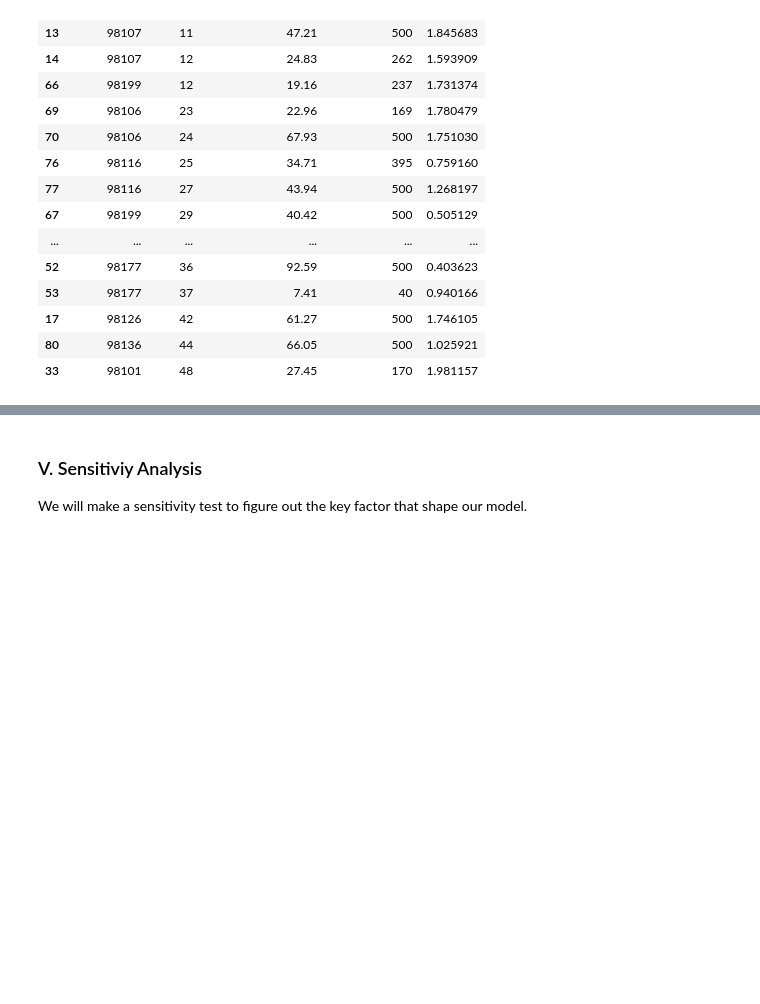
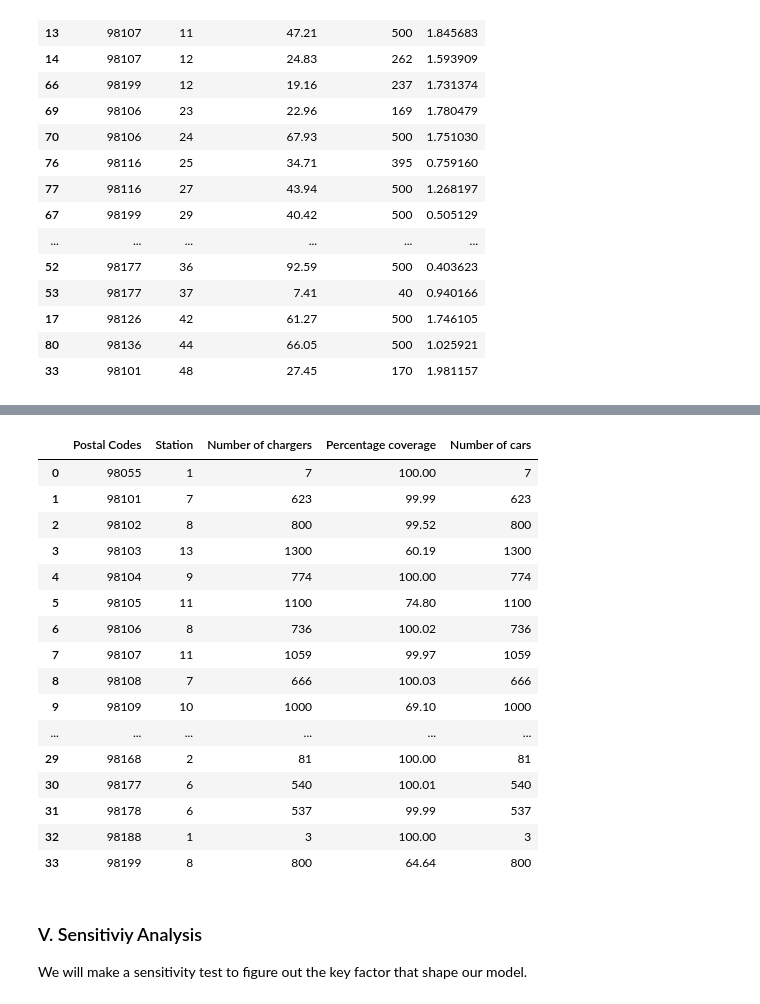
Before and after one commit to lqminhhh/Charging-Location-Optimization, a Jupyter notebook: Final.ipynb, the cells around one changed output, grey strips where cells are left out. Drawn from its saved outputs; the diff is of its cells as text; code cells hidden in the pictures; blank space fills up the shorter version.

```diff
--- a/Final.ipynb
+++ b/Final.ipynb
@@ -559,3 +562,37 @@ plt.show()
+# %%
+result_table2 = []
+for (i, j) in ck:
+    if round(X_var[(i,j)].X, 2) > 0:
+        result_table2.append((int(i), j, round(N[i, j].x),round(X_var[(i,j)].X, 4)*100, int(n[i] * X_var[(i,j)].X), distances[(i, j)]))
+
+result_table2 = pd.DataFrame(result_table2)
+result_table2.columns = ["Postal Codes", "Station", "Number of chargers", "Percentage coverage", "Number of cars", "Distances"]
+
+grouped_df = result_table2.groupby('Postal Codes').agg({
+    'Station': 'count',
+    'Number of chargers': 'sum',
+    'Percentage coverage': 'sum',
+    'Number of cars': 'sum'
+}).reset_index()
+grouped_df
+# %% [output]
+|  | Postal Codes | Station | Number of chargers | Percentage coverage | Number of cars |
+| 0 | 98055 | 1 | 7 | 100.00 | 7 |
+| 1 | 98101 | 7 | 623 | 99.99 | 623 |
+| 2 | 98102 | 8 | 800 | 99.52 | 800 |
+| 3 | 98103 | 13 | 1300 | 60.19 | 1300 |
+| 4 | 98104 | 9 | 774 | 100.00 | 774 |
+| 5 | 98105 | 11 | 1100 | 74.80 | 1100 |
+| 6 | 98106 | 8 | 736 | 100.02 | 736 |
+| 7 | 98107 | 11 | 1059 | 99.97 | 1059 |
+| 8 | 98108 | 7 | 666 | 100.03 | 666 |
+| 9 | 98109 | 10 | 1000 | 69.10 | 1000 |
+| ... | ... | ... | ... | ... | ... |
+| 29 | 98168 | 2 | 81 | 100.00 | 81 |
+| 30 | 98177 | 6 | 540 | 100.01 | 540 |
+| 31 | 98178 | 6 | 537 | 99.99 | 537 |
+| 32 | 98188 | 1 | 3 | 100.00 | 3 |
+| 33 | 98199 | 8 | 800 | 64.64 | 800 |
 # %% [markdown]
 ### V. Sensitiviy Analysis
 
```
Also changed, not shown: parts of 2 cells of this notebook.
